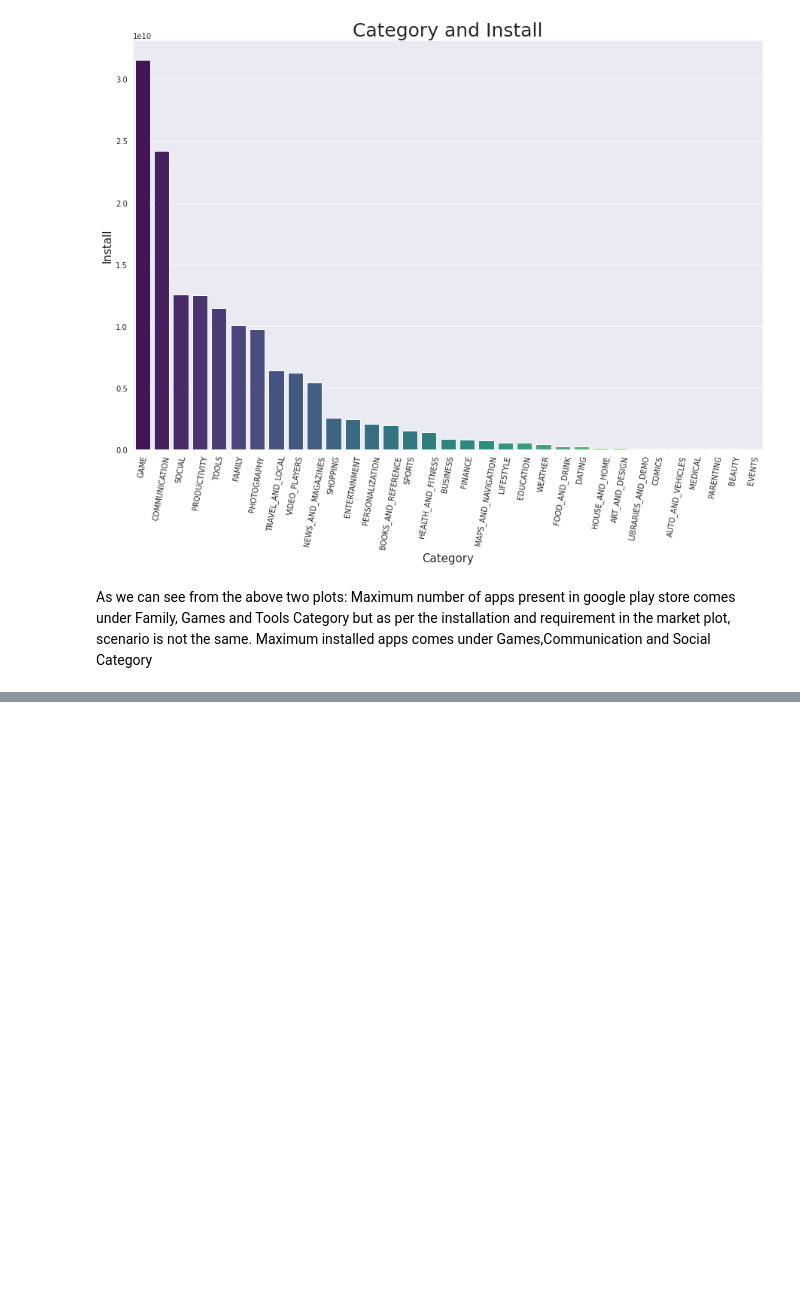
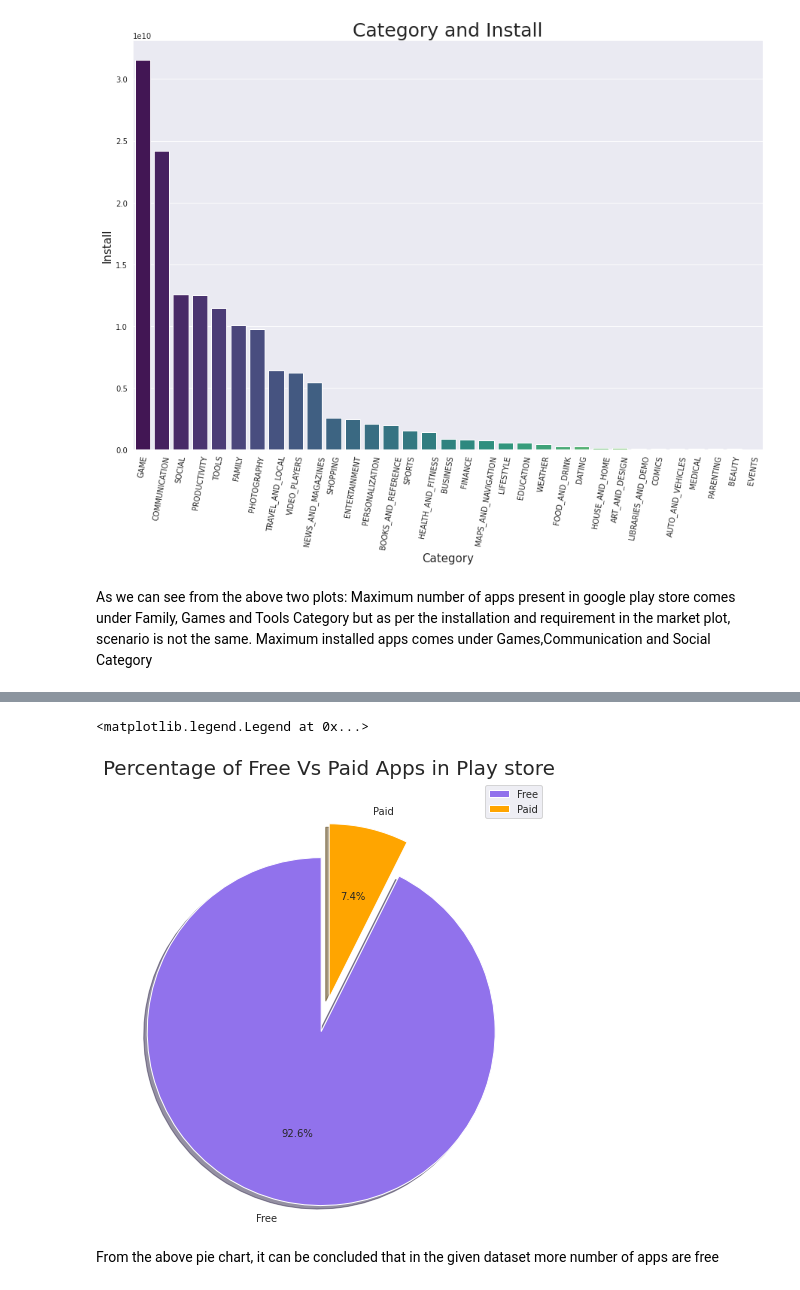
Before and after one commit to victorious07/Play-Store-App-Review-Analysis, a Jupyter notebook: Play_Store_App_Review_Analysis_Capstone_Project.ipynb, the cells around one changed output, grey strips where cells are left out. Saved outputs shown, nothing was run; the diff lists cells and outputs as text; code cells hidden in the pictures; blank space fills up the shorter version.

```diff
--- a/Play_Store_App_Review_Analysis_Capstone_Project.ipynb
+++ b/Play_Store_App_Review_Analysis_Capstone_Project.ipynb
@@ -540,0 +615,20 @@ As we can see from the above two plots: Maximum number of apps present in google
+# %%
+#percentage of paid and free app in play store
+# free = play_store_app.loc[play_store_app['Type'] == 'Free','Type'].value_counts()
+# paid = play_store_app.loc[play_store_app['Type'] == 'Paid','Type'].value_counts()
+app_version = play_store_app['Type'].value_counts(sort=True)
+app_levels = play_store_app['Type'].value_counts(sort=True).index
+# %%
+# visualization
+plt.figure(figsize=(15,8))
+plt.rcParams['figure.figsize'] = (15, 6)
+colors = ['#9172EC','orange']
+explode = (0.2,0)
+plt.pie(app_version, explode=explode, labels=app_levels, colors=colors, autopct='%1.1f%%',shadow=True, startangle = 90)
+plt.title('Percentage of Free Vs Paid Apps in Play store',size = 20)
+plt.legend()
+# %% [output]
+<matplotlib.legend.Legend at 0x...>
+[figure, added]
+# %% [markdown]
+From the above pie chart, it can be concluded that in the given dataset more number of apps are free
```
Also changed, not shown: parts of 13 cells of this notebook.
